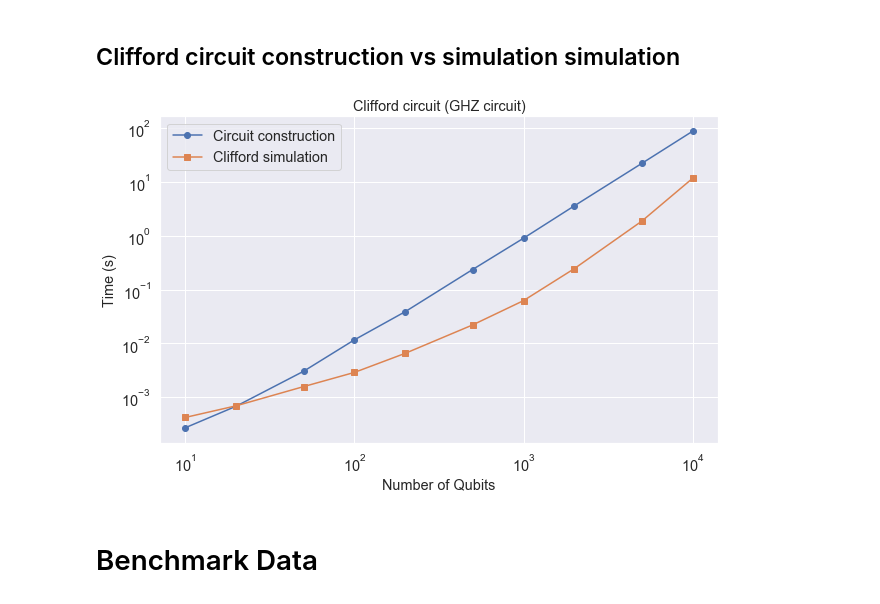
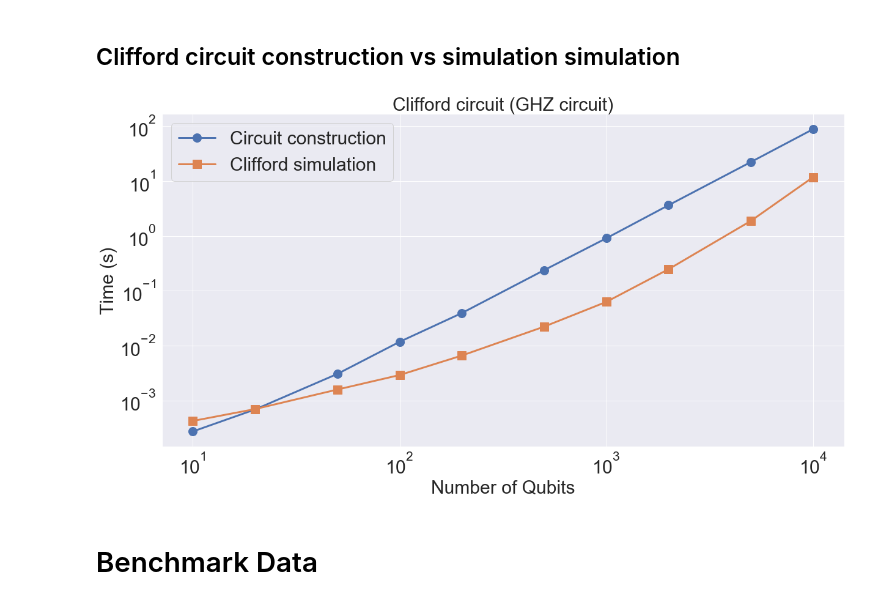
Before and after one commit to chriseclectic/presentations, a Jupyter notebook: 20.04.22 - Simulating Circuits/benchmarks/Benchmarks.ipynb, the cells around one changed output. Drawn from its saved outputs; the diff is of its cells as text; code cells hidden in the pictures.

```diff
--- a/20.04.22 - Simulating Circuits/benchmarks/Benchmarks.ipynb
+++ b/20.04.22 - Simulating Circuits/benchmarks/Benchmarks.ipynb
@@ -104,21 +124,30 @@ plt.show()
 # %%
 nqs_large_cliff = [10, 20, 50, 100, 200, 500, 1000, 2000, 5000, 10000]
 ts_cliff_circ = [0.00027156708200004685, 0.0006835006109999995, 0.0030386500100007654, 0.011694807339999898, 0.03910789789999854, 0.23687074800000119, 0.9041143519998514, 3.6218010289999256, 22.17467240699989, 88.09564376399999]
 ts_cliff_sim = [0.00042220410999993876, 0.0006949641900000642, 0.001577519410999912, 0.0028988950400002976, 0.0065726516299992, 0.022105099000009433, 0.06254915490001167, 0.24655534699991222, 1.8721832310000082, 11.742278768999995]
 
-plt.figure(figsize=(10, 6))
-plt.loglog(nqs_large_cliff, ts_cliff_circ, 'o-', label='Circuit construction')
-plt.loglog(nqs_large_cliff, ts_cliff_sim, 's-', label='Clifford simulation')
-plt.title('Clifford circuit (GHZ circuit)', fontsize='large')
-plt.xlabel('Number of Qubits', fontsize='large')
-plt.ylabel('Time (s)', fontsize='large')
-plt.legend(fontsize='large')
-plt.xticks(fontsize='large')
-plt.yticks(fontsize='large')
+fontsize = 30
+markersize = 14
+linewidth = 3
+plt.figure(figsize=(20, 10))
+plt.loglog(nqs_large_cliff, ts_cliff_circ, 'o-',
+           label='Circuit construction',
+           linewidth=linewidth,
+           markersize=markersize)
+plt.loglog(nqs_large_cliff, ts_cliff_sim, 's-',
+           label='Clifford simulation',
+           linewidth=linewidth,
+           markersize=markersize)
+plt.title('Clifford circuit (GHZ circuit)', fontsize=fontsize)
+plt.xlabel('Number of Qubits', fontsize=fontsize)
+plt.ylabel('Time (s)', fontsize=fontsize)
+plt.legend(fontsize=fontsize)
+plt.xticks(fontsize=fontsize)
+plt.yticks(fontsize=fontsize)
 plt.savefig('t_sim_clifford.png')
 plt.show()
 # %% [output]
-[figure, old version]
+[figure, new version]
 # %% [markdown]
 # Benchmark Data
 # %%
```
Also changed, not shown: parts of 2 cells of this notebook, 3 other files.
